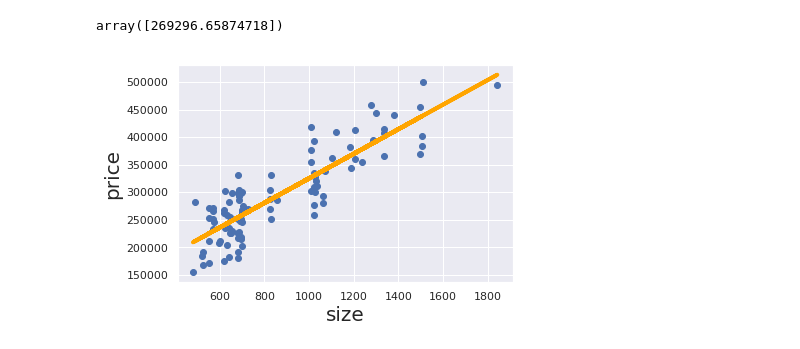
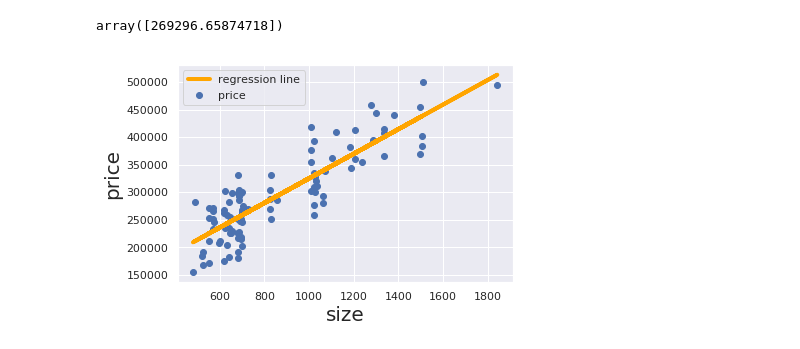
Before and after one commit to whatevergeek/ml101sklearn, a Jupyter notebook: S4.41 - Simple Linear Regression with sklearn - Exercise.ipynb, the cells around one changed output. Drawn from its saved outputs; the diff is of its cells as text; code cells hidden in the pictures.

```diff
--- a/S4.41 - Simple Linear Regression with sklearn - Exercise.ipynb
+++ b/S4.41 - Simple Linear Regression with sklearn - Exercise.ipynb
@@ -143,11 +143,11 @@ array([269296.65874718])
 # %%
 plt.scatter(x, y)
 plt.xlabel('size', fontsize=20)
 plt.ylabel('price', fontsize=20)
 
 yhat = reg.coef_*x_matrix + reg.intercept_
 fig = plt.plot(x, yhat, lw=4, c='orange', label='regression line')
-
+plt.legend(loc='best')
 plt.show()
 # %% [output]
-[figure, old version]
+[figure, new version]
```
Also changed, not shown: 9 other files.
